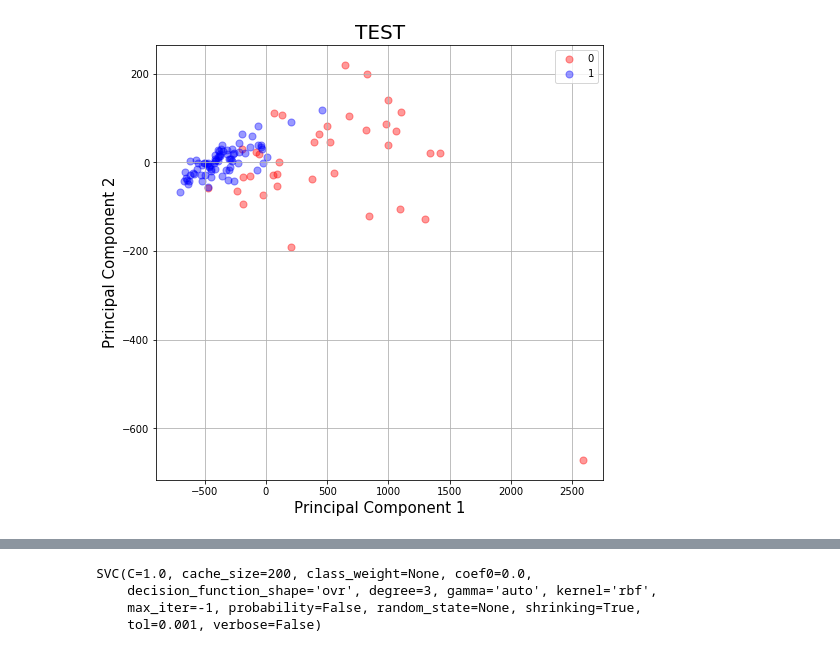
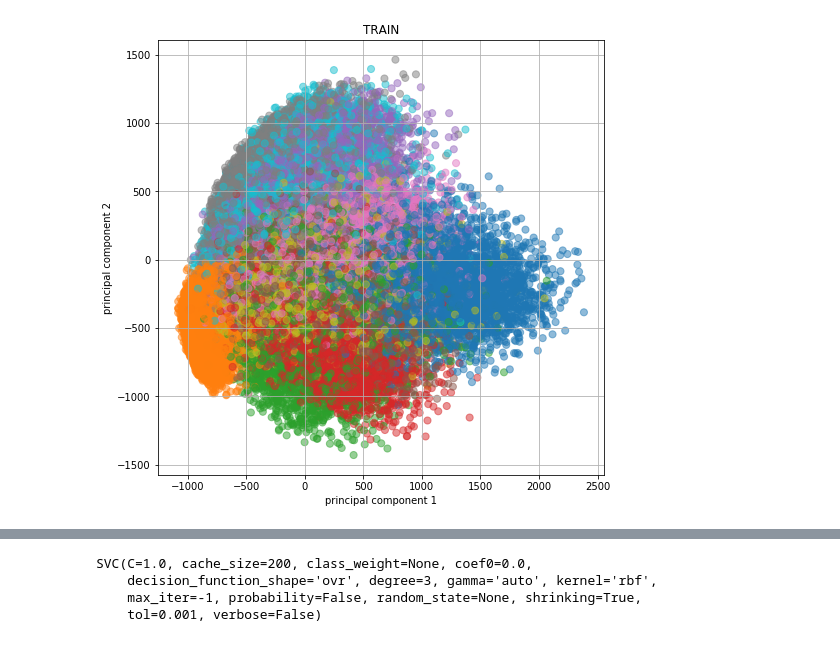
Before and after one commit to apoorva-sh/zodiac-experiments, a Jupyter notebook: experiments.ipynb, the cells around one changed output, grey strips where cells are left out. Cells and saved outputs as stored; diff of their text form; code cells hidden in the pictures.

```diff
--- a/experiments.ipynb
+++ b/experiments.ipynb
@@ -18,0 +18,5 @@ df = pd.DataFrame(data = data.data,columns = data.feature_names)
+# %%
+data = pd.concat([train, test], axis=0)
+data_labels = data['label']
+data_labels = data_labels.values.tolist()
+del data['label']
@@ -19,5 +27,5 @@ df = pd.DataFrame(data = data.data,columns = data.feature_names)
 # %%
 pca = PCA(n_components=2)
-principalComponents = pca.fit_transform(df)
+principalComponents = pca.fit_transform(data)
 principalDf = pd.DataFrame(data = principalComponents
              , columns = ['principal component 1', 'principal component 2'])
@@ -54,19 +60,31 @@ ax.grid()
-# %%
-fig = plt.figure(figsize = (8,8))
-ax = fig.add_subplot(1,1,1)
-ax.set_xlabel('Principal Component 1', fontsize = 15)
-ax.set_ylabel('Principal Component 2', fontsize = 15)
-ax.set_title('TEST', fontsize = 20)
-targets = [0, 1]
-colors = ['r', 'b']
-for target, color in zip(targets,colors):
-    indicesToKeep = test['Result'] == target
-    ax.scatter(test.loc[indicesToKeep, 'principal component 1']
-               , test.loc[indicesToKeep, 'principal component 2']
-               , c = color
-               , s = 50
-              , alpha = 0.4)
-ax.legend(targets)
-ax.grid()
-# %% [output]
-[figure, removed]
+# %%
+c = []
+for i in train.values:
+    if int(i[2]) == 0:
+        c.append('C0')
+    elif int(i[2]) == 1:
+        c.append('C1')
+    elif int(i[2]) == 2:
+        c.append('C2')
+    elif int(i[2]) == 3:
+        c.append('C3')
+    elif int(i[2]) == 4:
+        c.append('C4')
+    elif int(i[2]) == 5:
+        c.append('C5')
+    elif int(i[2]) == 6:
+        c.append('C6')
+    elif int(i[2]) == 7:
+        c.append('C7')
+    elif int(i[2]) == 8:
+        c.append('C8')
+    elif int(i[2]) == 9:
+        c.append('C9')
+
+
+
+
+plt = train.plot.scatter(x = "principal component 1", y="principal component 2",
+                        c = c, s = 50, alpha = 0.5,figsize = (8,8),grid = True,title="TRAIN")
+# %% [output]
+[figure, added]
```
Also changed, not shown: parts of 24 cells of this notebook.
